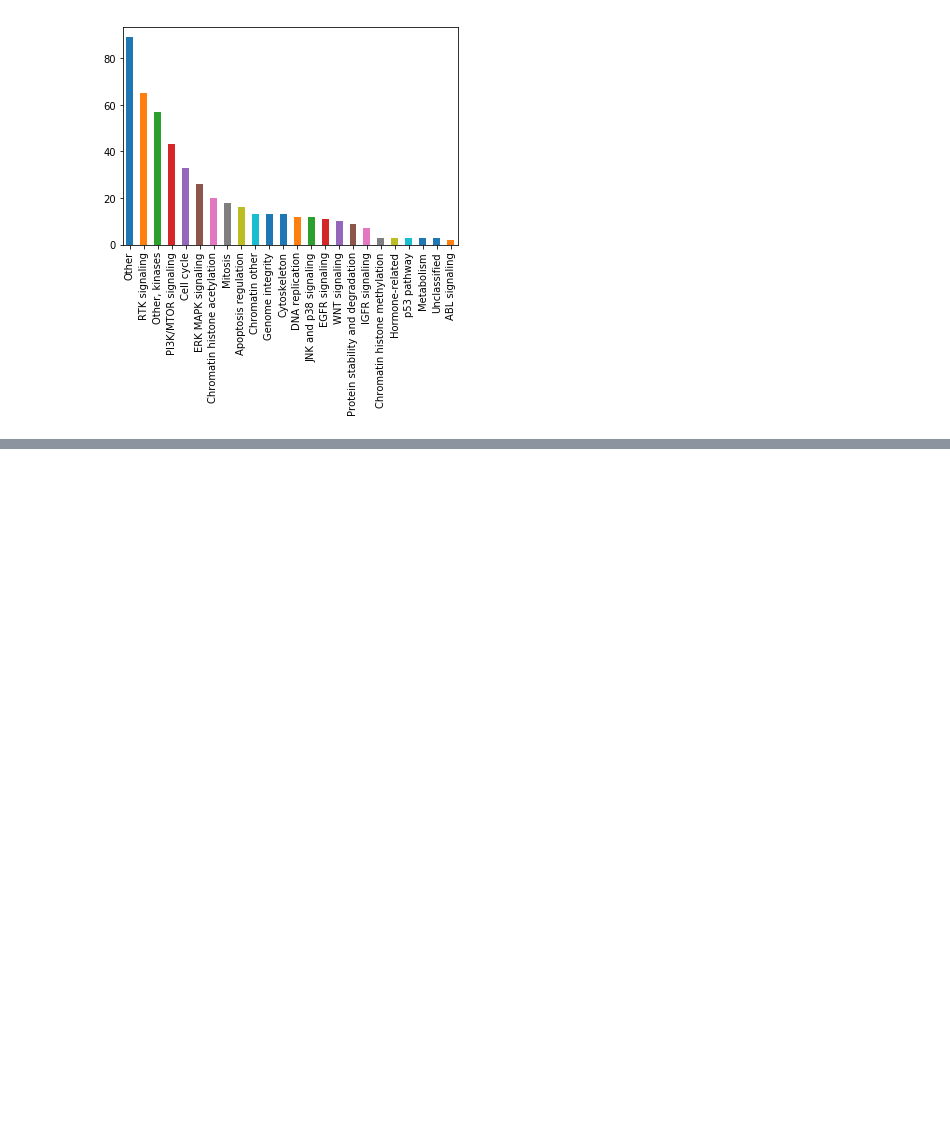
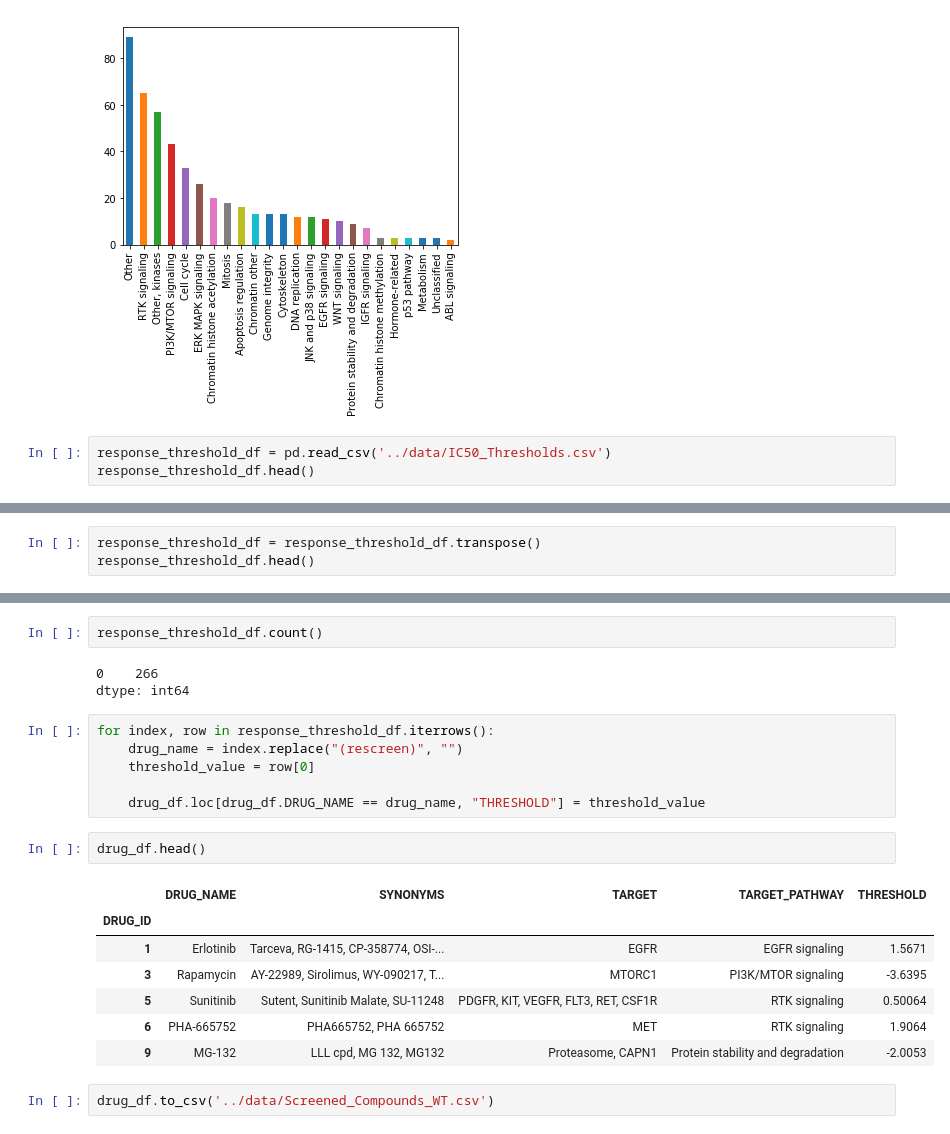
Before and after one commit to esko22/ucb-w210-cap-drug-response, a Jupyter notebook: DrugProfiles/drug_profile_eda.ipynb, the cells around one changed output, grey strips where cells are left out. Drawn from its saved outputs; the diff is of its cells as text; blank space fills up the shorter version.

```diff
--- a/DrugProfiles/drug_profile_eda.ipynb
+++ b/DrugProfiles/drug_profile_eda.ipynb
@@ -140,3 +140,6 @@ target_drug_df.TARGET_PATHWAY.value_counts().plot(kind='bar')
 # %% [output]
 <matplotlib.axes._subplots.AxesSubplot at 0x...>
 [figure]
+# %%
+response_threshold_df = pd.read_csv('../data/IC50_Thresholds.csv')
+response_threshold_df.head()
@@ -142,0 +150,3 @@ target_drug_df.TARGET_PATHWAY.value_counts().plot(kind='bar')
+# %%
+response_threshold_df = response_threshold_df.transpose()
+response_threshold_df.head()
@@ -142,0 +160,23 @@ target_drug_df.TARGET_PATHWAY.value_counts().plot(kind='bar')
+# %%
+response_threshold_df.count()
+# %% [output]
+0    266
+dtype: int64
+# %%
+for index, row in response_threshold_df.iterrows():
+    drug_name = index.replace("(rescreen)", "")
+    threshold_value = row[0]
+
+    drug_df.loc[drug_df.DRUG_NAME == drug_name, "THRESHOLD"] = threshold_value
+# %%
+drug_df.head()
+# %% [output]
+|  | DRUG_NAME | SYNONYMS | TARGET | TARGET_PATHWAY | THRESHOLD |
+| DRUG_ID |  |  |  |  |  |
+| 1 | Erlotinib | Tarceva, RG-1415, CP-358774, OSI-... | EGFR | EGFR signaling | 1.5671 |
+| 3 | Rapamycin | AY-22989, Sirolimus, WY-090217, T... | MTORC1 | PI3K/MTOR signaling | -3.6395 |
+| 5 | Sunitinib | Sutent, Sunitinib Malate, SU-11248 | PDGFR, KIT, VEGFR, FLT3, RET, CSF1R | RTK signaling | 0.50064 |
+| 6 | PHA-665752 | PHA665752, PHA 665752 | MET | RTK signaling | 1.9064 |
+| 9 | MG-132 | LLL cpd, MG 132, MG132 | Proteasome, CAPN1 | Protein stability and degradation | -2.0053 |
+# %%
+drug_df.to_csv('../data/Screened_Compounds_WT.csv')
```
Also changed, not shown: parts of 5 cells of this notebook, 3 other files.
